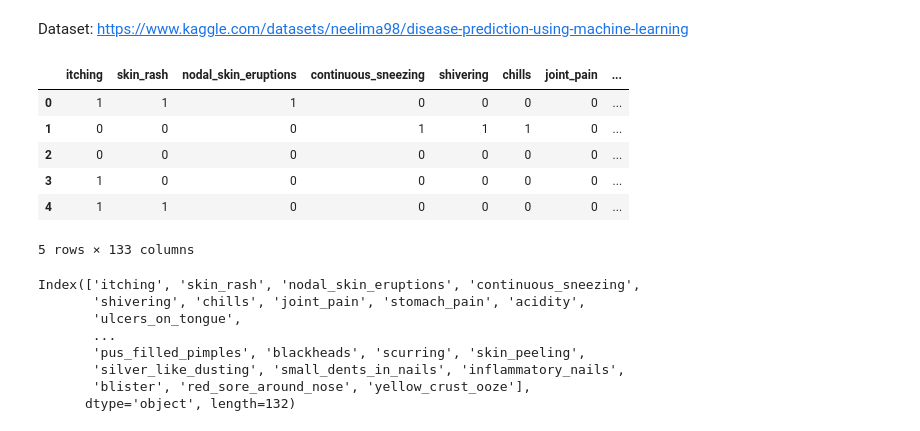
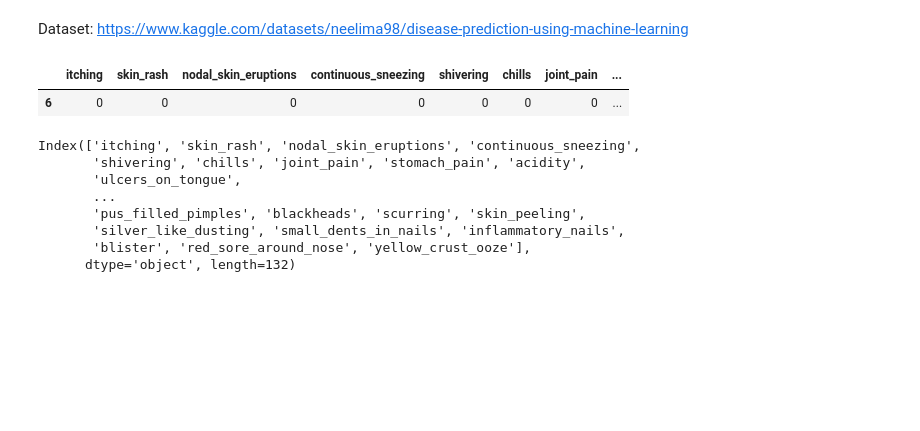
Before and after one commit to wangzhesun/CS510-Team8, a Jupyter notebook: backend/algorithm/DataPreprocessing.ipynb, the cells around one changed output. Cells and saved outputs as stored; diff of their text form; code cells hidden in the pictures; blank space fills up the shorter version.

```diff
--- a/backend/algorithm/DataPreprocessing.ipynb
+++ b/backend/algorithm/DataPreprocessing.ipynb
@@ -3,17 +3,16 @@ Dataset: https://www.kaggle.com/datasets/neelima98/disease-prediction-using-mach
 # %%
 import pandas as pd
 training = pd.read_csv('Training.csv')
 training.head()
 testing = pd.read_csv("Testing.csv")
 testing.head()
+filter_df = testing[testing['prognosis']=='AIDS']
+# pd.set_option('display.max_columns', None)
+# pd.set_option('display.max_rows', None)
+filter_df.head()
 # %% [output]
 |  | itching | skin_rash | nodal_skin_eruptions | continuous_sneezing | shivering | chills | joint_pain | ... |
-| 0 | 1 | 1 | 1 | 0 | 0 | 0 | 0 | ... |
-| 1 | 0 | 0 | 0 | 1 | 1 | 1 | 0 | ... |
-| 2 | 0 | 0 | 0 | 0 | 0 | 0 | 0 | ... |
-| 3 | 1 | 0 | 0 | 0 | 0 | 0 | 0 | ... |
-| 4 | 1 | 1 | 0 | 0 | 0 | 0 | 0 | ... |
+| 6 | 0 | 0 | 0 | 0 | 0 | 0 | 0 | ... |
-5 rows × 133 columns
 # %%
 symptoms = training.columns
 symptoms = symptoms[0:-1]
```
Also changed, not shown: parts of 2 cells of this notebook, 3 other files.
